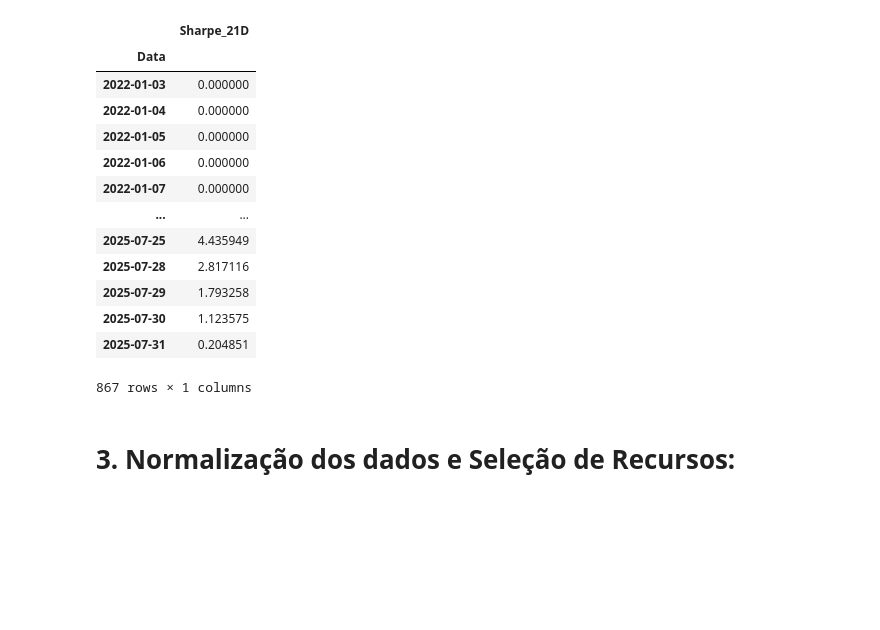
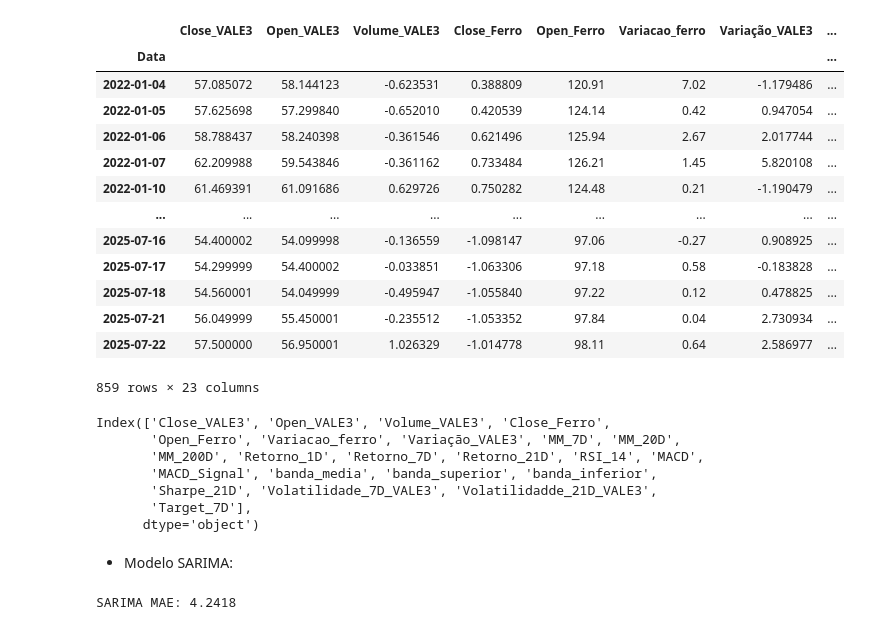
Before and after one commit to DanielCFigueira/Projeto_Predicao_VALE3, a Jupyter notebook: Arquivos_Projeto/Teste.ipynb, the cells around one changed output. Cells and saved outputs as stored; diff of their text form; code cells hidden in the pictures; blank space fills up the shorter version.

```diff
--- a/Arquivos_Projeto/Teste.ipynb
+++ b/Arquivos_Projeto/Teste.ipynb
@@ -196,4 +63,0 @@ df['Sharpe_21D'] = Rolling_Sharpe_Ratio(
-# %%
-# Tratando valores NaN do sharpe de 21 dias:
-df['Sharpe_21D'].fillna(df['Sharpe_21D'].rolling(window=3, min_periods=1).mean(), inplace=True)
-df['Sharpe_21D'].isnull().sum()
@@ -208,3 +63,0 @@ df['Sharpe_21D'].isnull().sum()
-# %%
-df.loc[df['Sharpe_21D'] == 0.000000, 'Sharpe_21D'] = df['Sharpe_21D'].rolling(window=7, min_periods=1).mean()
-df['Sharpe_21D'].isnull().sum()
@@ -213,19 +192,17 @@ df['Sharpe_21D'].isnull().sum()
 # %%
-df[['Sharpe_21D']]
+df
 # %% [output]
-|  | Sharpe_21D |
-| Data |  |
-| 2022-01-03 | 0.000000 |
-| 2022-01-04 | 0.000000 |
-| 2022-01-05 | 0.000000 |
-| 2022-01-06 | 0.000000 |
-| 2022-01-07 | 0.000000 |
-| ... | ... |
-| 2025-07-25 | 4.435949 |
-| 2025-07-28 | 2.817116 |
-| 2025-07-29 | 1.793258 |
-| 2025-07-30 | 1.123575 |
-| 2025-07-31 | 0.204851 |
+|  | Close_VALE3 | Open_VALE3 | Volume_VALE3 | Close_Ferro | Open_Ferro | Variacao_ferro | Variação_VALE3 | ... |
+| Data |  |  |  |  |  |  |  | ... |
+| 2022-01-04 | 57.085072 | 58.144123 | -0.623531 | 0.388809 | 120.91 | 7.02 | -1.179486 | ... |
+| 2022-01-05 | 57.625698 | 57.299840 | -0.652010 | 0.420539 | 124.14 | 0.42 | 0.947054 | ... |
+| 2022-01-06 | 58.788437 | 58.240398 | -0.361546 | 0.621496 | 125.94 | 2.67 | 2.017744 | ... |
+| 2022-01-07 | 62.209988 | 59.543846 | -0.361162 | 0.733484 | 126.21 | 1.45 | 5.820108 | ... |
+| 2022-01-10 | 61.469391 | 61.091686 | 0.629726 | 0.750282 | 124.48 | 0.21 | -1.190479 | ... |
+| ... | ... | ... | ... | ... | ... | ... | ... | ... |
+| 2025-07-16 | 54.400002 | 54.099998 | -0.136559 | -1.098147 | 97.06 | -0.27 | 0.908925 | ... |
+| 2025-07-17 | 54.299999 | 54.400002 | -0.033851 | -1.063306 | 97.18 | 0.58 | -0.183828 | ... |
+| 2025-07-18 | 54.560001 | 54.049999 | -0.495947 | -1.055840 | 97.22 | 0.12 | 0.478825 | ... |
+| 2025-07-21 | 56.049999 | 55.450001 | -0.235512 | -1.053352 | 97.84 | 0.04 | 2.730934 | ... |
+| 2025-07-22 | 57.500000 | 56.950001 | 1.026329 | -1.014778 | 98.11 | 0.64 | 2.586977 | ... |
-867 rows × 1 columns
+859 rows × 23 columns
-# %% [markdown]
-# 3. Normalização dos dados e Seleção de Recursos:
@@ -238,0 +209,39 @@ cols_to_scale = colunas_para_Norm
+# %%
+df.columns
+# %% [output]
+Index(['Close_VALE3', 'Open_VALE3', 'Volume_VALE3', 'Close_Ferro',
+       'Open_Ferro', 'Variacao_ferro', 'Variação_VALE3', 'MM_7D', 'MM_20D',
+       'MM_200D', 'Retorno_1D', 'Retorno_7D', 'Retorno_21D', 'RSI_14', 'MACD',
+       'MACD_Signal', 'banda_media', 'banda_superior', 'banda_inferior',
+       'Sharpe_21D', 'Volatilidade_7D_VALE3', 'Volatilidadde_21D_VALE3',
+       'Target_7D'],
+      dtype='object')
+# %% [markdown]
+* Modelo SARIMA:
+# %%
+# SARIMA com variável exógena (preço do minério de ferro):
+modelo_sarima = SARIMAX(
+    endog = y_train,
+    exog = X_train[['Close_Ferro', 'MM_20D', 'Close_VALE3', 'Open_VALE3', 'MM_200D', 'MM_7D']],
+    order = (2, 1, 2),
+    seasonal_order = (1, 1, 1, 5),
+    enforce_stationarity = False,
+    enforce_invertibility = False
+)
+
+# Treinar o modelo:
+results_sarima = modelo_sarima.fit(disp=False)
+
+# Previsão na validação (com dados exógenos):
+sarima_val_pred = results_sarima.get_forecast(
+    steps=len(y_val),
+    exog = X_val[['Close_Ferro', 'MM_20D', 'Close_VALE3', 'Open_VALE3', 'MM_200D', 'MM_7D']]
+).predicted_mean
+
+# Avaliação
+sarima_mae = mean_absolute_error(y_val, sarima_val_pred)
+print(f"SARIMA MAE: {sarima_mae:.4f}")
+sarima_mape = mean_absolute_percentage_error(y_val, sarima_val_pred)
+print(f"SARIMA MAPE: {sarima_mape:.4f}")
+# %% [output]
+SARIMA MAE: 4.2418
```
Also changed, not shown: parts of 24 cells of this notebook, 1 other file.
